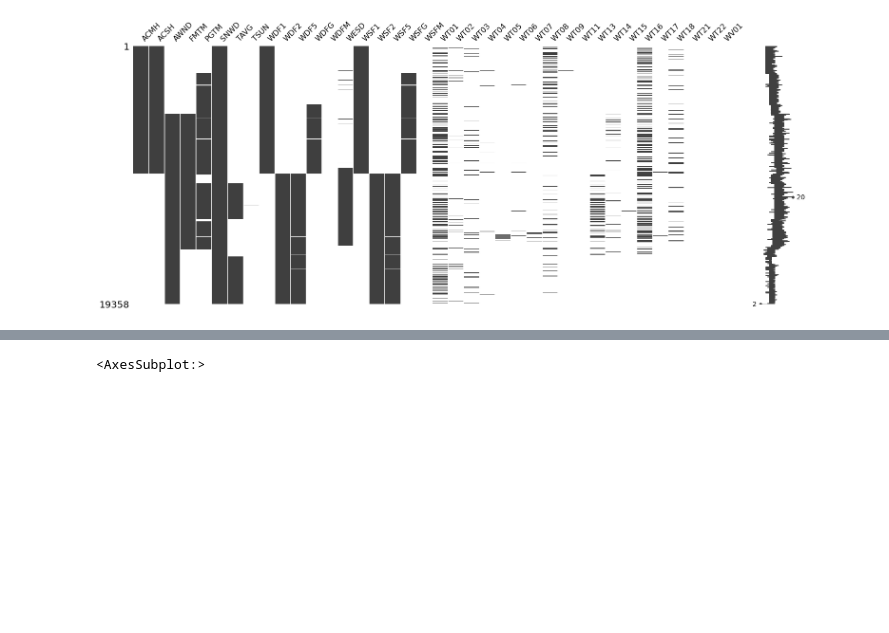
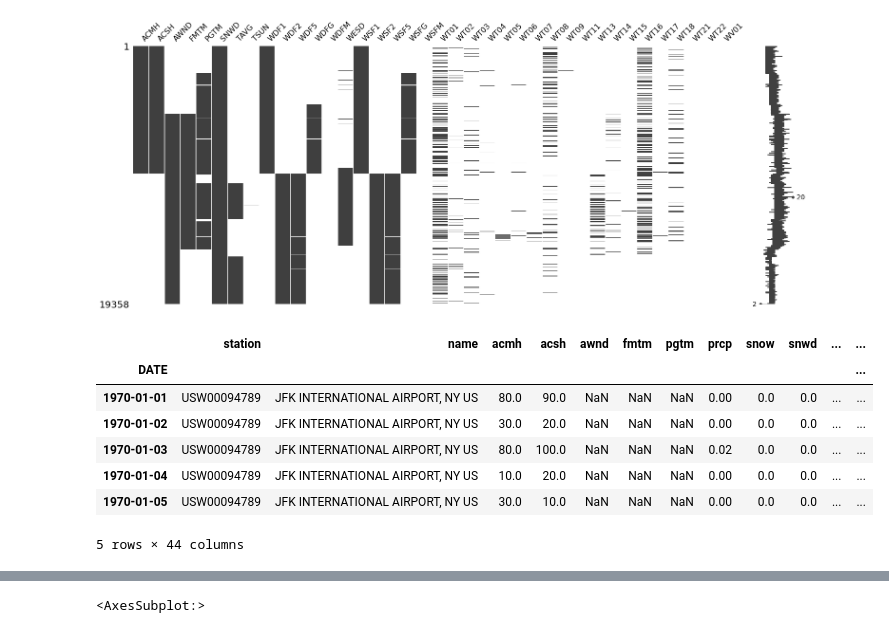
Before and after one commit to TROISTROIS/PREDICTING-THE-WEATHER-USING-MACHINE-LEARNING, a Jupyter notebook: Predicting The Weather Using Machine Learning.ipynb, the cells around one changed output, grey strips where cells are left out. Cells and saved outputs as stored; diff of their text form; code cells hidden in the pictures; blank space fills up the shorter version.

Commit message:
Change column headers from uppercase to lowercase

```diff
--- a/Predicting The Weather Using Machine Learning.ipynb
+++ b/Predicting The Weather Using Machine Learning.ipynb
@@ -101,14 +101,16 @@ mno.matrix(weather[null_cols])
 <AxesSubplot:>
 [figure]
 # %%
-winter = weather.loc[(weather.index >= '201212010000') & (data.index < '201303010000')]
-winter_temps = winter['TEMP_C']
-
-spring = weather.loc[(weather.index >= '201303010000') & (data.index < '201306010000')]
-spring_temps = spring['TEMP_C']
-
-summer = weather.loc[(weather.index >= '201306010000') & (data.index < '201309010000')]
-summer_temps = summer['TEMP_C']
-
-autumn = weather.loc[(weather.index >= '201309010000') & (data.index < '201312010000')]
-autumn_temps = autumn['TEMP_C']
+weatherdf = weather.copy()
+weatherdf.columns = map(str.lower, weatherdf.columns)
+# %%
+weatherdf.head()
+# %% [output]
+|  | station | name | acmh | acsh | awnd | fmtm | pgtm | prcp | snow | snwd | ... | ... |
+| DATE |  |  |  |  |  |  |  |  |  |  |  | ... |
+| 1970-01-01 | USW00094789 | JFK INTERNATIONAL AIRPORT, NY US | 80.0 | 90.0 | NaN | NaN | NaN | 0.00 | 0.0 | 0.0 | ... | ... |
+| 1970-01-02 | USW00094789 | JFK INTERNATIONAL AIRPORT, NY US | 30.0 | 20.0 | NaN | NaN | NaN | 0.00 | 0.0 | 0.0 | ... | ... |
+| 1970-01-03 | USW00094789 | JFK INTERNATIONAL AIRPORT, NY US | 80.0 | 100.0 | NaN | NaN | NaN | 0.02 | 0.0 | 0.0 | ... | ... |
+| 1970-01-04 | USW00094789 | JFK INTERNATIONAL AIRPORT, NY US | 10.0 | 20.0 | NaN | NaN | NaN | 0.00 | 0.0 | 0.0 | ... | ... |
+| 1970-01-05 | USW00094789 | JFK INTERNATIONAL AIRPORT, NY US | 30.0 | 10.0 | NaN | NaN | NaN | 0.00 | 0.0 | 0.0 | ... | ... |
+5 rows × 44 columns
```
Also changed, not shown: parts of 5 cells of this notebook.
